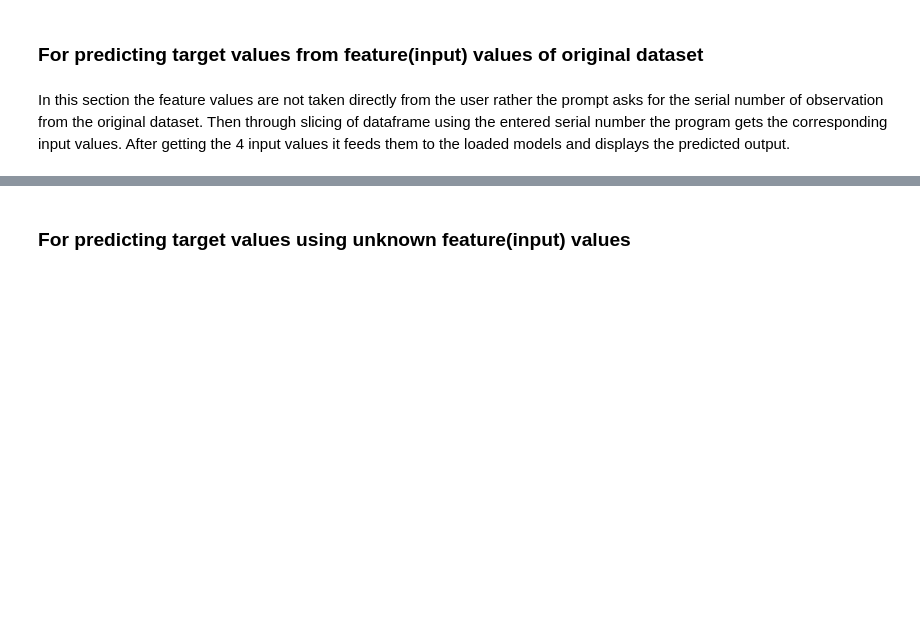
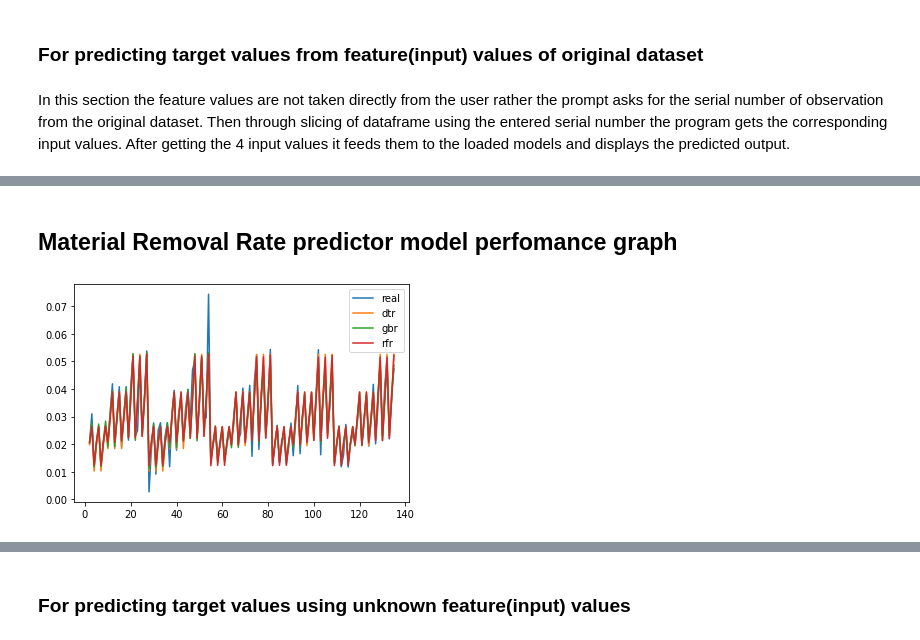
Before and after one commit to er-ssmohanty/graphene_proj, a Jupyter notebook: notebooks/Test_trained_models.ipynb, the cells around one changed output, grey strips where cells are left out. Saved outputs shown, nothing was run; the diff lists cells and outputs as text; code cells hidden in the pictures; blank space fills up the shorter version.

```diff
--- a/notebooks/Test_trained_models.ipynb
+++ b/notebooks/Test_trained_models.ipynb
@@ -71,0 +73,23 @@ Real value of MRR is 0.026577645895153
+# %% [markdown]
+## Material Removal Rate predictor model perfomance graph
+# %%
+#y_axis_mrr = [rfr_mrr_op,dtr_mrr_op,gbr_mrr_op,ann_mrr_op,real_mrr_op]
+a_ = 1
+b_ = 135
+b_ = b_+1
+rfr_mrr_op = list(rfr_mrr.predict(X.to_numpy()))[a_:b_]
+dtr_mrr_op = list(dtr_mrr.predict(X.to_numpy()))[a_:b_]
+gbr_mrr_op = list(gbr_mrr.predict(X.to_numpy()))[a_:b_]
+ann_mrr_op = list(ann_sk_mrr.predict(X.to_numpy()))[a_:b_]
+real_mrr_op = list(Y.to_numpy())[a_:b_]
+x_mrr = list(np.arange(1,136))[a_:b_]
+fig2, ax2 = plt.subplots()
+
+ax2.plot(x_mrr,real_mrr_op,label= "real")
+ax2.plot(x_mrr,dtr_mrr_op,label = "dtr")
+ax2.plot(x_mrr,gbr_mrr_op,label = "gbr")
+ax2.plot(x_mrr,rfr_mrr_op,label = "rfr")
+plt.legend()
+plt.show()
+# %% [output]
+[figure, added]
```
Also changed, not shown: parts of 12 cells of this notebook, 13 other files.
